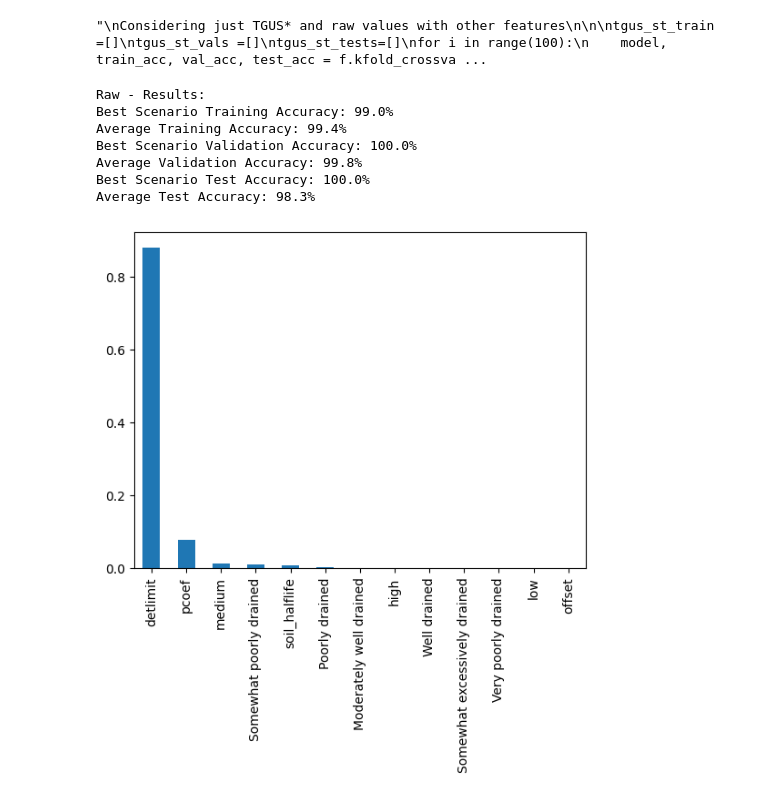
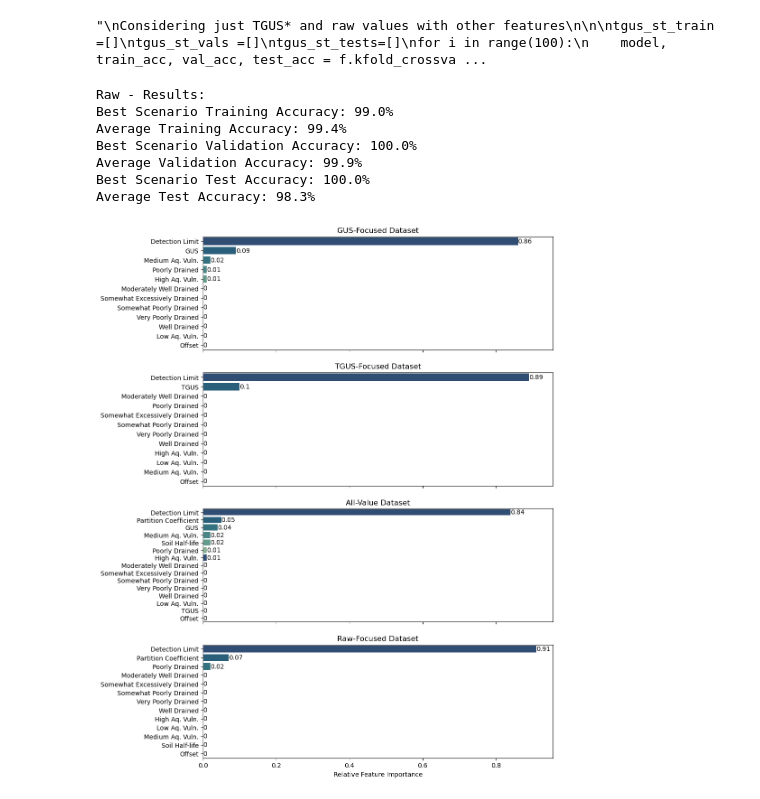
Before and after one commit to izguenther6/orie4741-final, a Jupyter notebook: scripts/trees.ipynb, the cells around one changed output. Saved outputs shown, nothing was run; the diff lists cells and outputs as text; code cells hidden in the pictures.

```diff
--- a/scripts/trees.ipynb
+++ b/scripts/trees.ipynb
@@ -190,6 +165,9 @@ for i in range(100):
         gus_val_acc = val_acc
         gus_test_acc = test_acc
 
+# keep feature importances
+feature_importances_gus = gus_model.feature_importances_
+
 print('GUS - Results:')
 print(f'Best Scenario Training Accuracy: {gus_train_acc}%')
 print(f'Average Training Accuracy: {round(np.mean(gus_train),1)}%')
@@ -237,6 +204,9 @@ for i in range(100):
         tgus_val_acc = val_acc
         tgus_test_acc = test_acc
 
+# keep feature importances
+feature_importances_tgus = tgus_model.feature_importances_
+
 print('TGUS - Results:')
 print(f'Best Scenario Training Accuracy: {tgus_train_acc}%')
 print(f'Average Training Accuracy: {round(np.mean(tgus_train),1)}%')
@@ -326,6 +274,9 @@ for i in range(100):
         raw_val_acc = val_acc
         raw_test_acc = test_acc
 
+# keep feature importances
+feature_importances_raw = raw_model.feature_importances_
+
 print('Raw - Results:')
 print(f'Best Scenario Training Accuracy: {raw_train_acc}%')
 print(f'Average Training Accuracy: {round(np.mean(raw_train),1)}%')
@@ -338,20 +289,56 @@ Raw - Results:
 Best Scenario Training Accuracy: 99.0%
 Average Training Accuracy: 99.4%
 Best Scenario Validation Accuracy: 100.0%
-Average Validation Accuracy: 99.8%
+Average Validation Accuracy: 99.9%
 Best Scenario Test Accuracy: 100.0%
 Average Test Accuracy: 98.3%
-# %%
-feature_importances_raw = np.mean([
-    tree.feature_importances_ for tree in raw_model.estimators_
-], axis=0)
-
-fi_raw = pd.Series(feature_importances_raw, index = df_raw.drop('detected', axis = 1).columns)
-
-fi_raw = fi_raw.sort_values(ascending=False)
-ax = fi_raw.plot(kind='bar')
-# %% [output]
-[figure, removed]
+# %%
+'''setup figures for plotting'''
+fig, ([axGUS, axTGUS, axAll, axRaw]) = plt.subplots(nrows=4, ncols=1, figsize =(10,15), sharex = True)
+
+axGUS.set_title('GUS-Focused Dataset',fontsize=12)
+axTGUS.set_title('TGUS-Focused Dataset',fontsize=12)
+axAll.set_title('All-Value Dataset',fontsize=12)
+axRaw.set_title('Raw-Focused Dataset',fontsize=12)
+
+
+y_dict = {'detlimit': 'Detection Limit', 'gus': 'GUS', 'pcoef':'Partition Coefficient', 'tgus':'TGUS', 'medium':'Medium Aq. Vuln.', 'soil_halflife': 'Soil Half-life',
+        'high':'High Aq. Vuln.', 'Poorly drained':'Poorly Drained', 'Well drained':'Well Drained', 'Moderately well drained':'Moderately Well Drained',
+        'Somewhat poorly drained':'Somewhat Poorly Drained', 'low':'Low Aq. Vuln.', 'Very poorly drained':'Very Poorly Drained', 'Somewhat excessively drained':'Somewhat Excessively Drained',
+        'offset':'Offset'}
+
+pal = sns.color_palette('crest_r')
+
+fi_raw = pd.Series(np.round(feature_importances_raw,2), index = df_raw.drop('detected', axis = 1).columns,)
+fi_raw = fi_raw.sort_values(ascending=False)
+arr=np.array(fi_raw.index)
+axRaw=sns.barplot(ax=axRaw,x=np.array(fi_raw.loc[:]), y= np.vectorize(lambda k: y_dict[k])(arr),palette = pal)
+for i in axRaw.containers:
+    axRaw.bar_label(i,)
+
+fi_tgus = pd.Series(np.round(feature_importances_tgus,2), index = df_tgus.drop('detected', axis = 1).columns)
+fi_tgus = fi_tgus.sort_values(ascending=False)
+arr=np.array(fi_tgus.index)
+axTGUS=sns.barplot(ax=axTGUS,x=np.array(fi_tgus.loc[:]), y= np.vectorize(lambda k: y_dict[k])(arr), palette = pal)
+for i in axTGUS.containers:
+    axTGUS.bar_label(i,)
+
+fi_gus = pd.Series(np.round(feature_importances_gus,2), index = df_gus.drop('detected', axis = 1).columns)
+fi_gus = fi_gus.sort_values(ascending=False)
+arr=np.array(fi_gus.index)
+axGUS=sns.barplot(ax=axGUS,x=np.array(fi_gus.loc[:]), y= np.vectorize(lambda k: y_dict[k])(arr),palette = pal)
+for i in axGUS.containers:
+    axGUS.bar_label(i,)
+
+fi_all = pd.Series(np.round(feature_importances_all,2), index = df_all.drop('detected', axis = 1).columns)
+fi_all = fi_all.sort_values(ascending=False)
+arr=np.array(fi_all.index)
+axAll=sns.barplot(ax=axAll,x=np.array(fi_all.loc[:]), y= np.vectorize(lambda k: y_dict[k])(arr), palette = pal)
+axRaw.set_xlabel('Relative Feature Importance')
+for i in axAll.containers:
+    axAll.bar_label(i,)
+# %% [output]
+[figure, added]
 # %%
 '''
 Equal variance t-tests to compare result means
```
Also changed, not shown: parts of 11 cells of this notebook, 2 other files.
